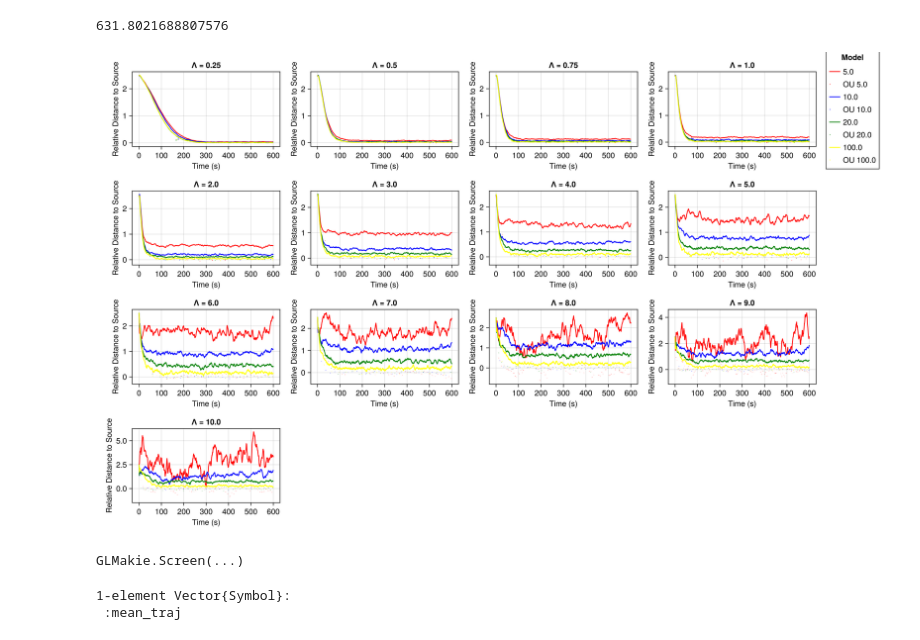
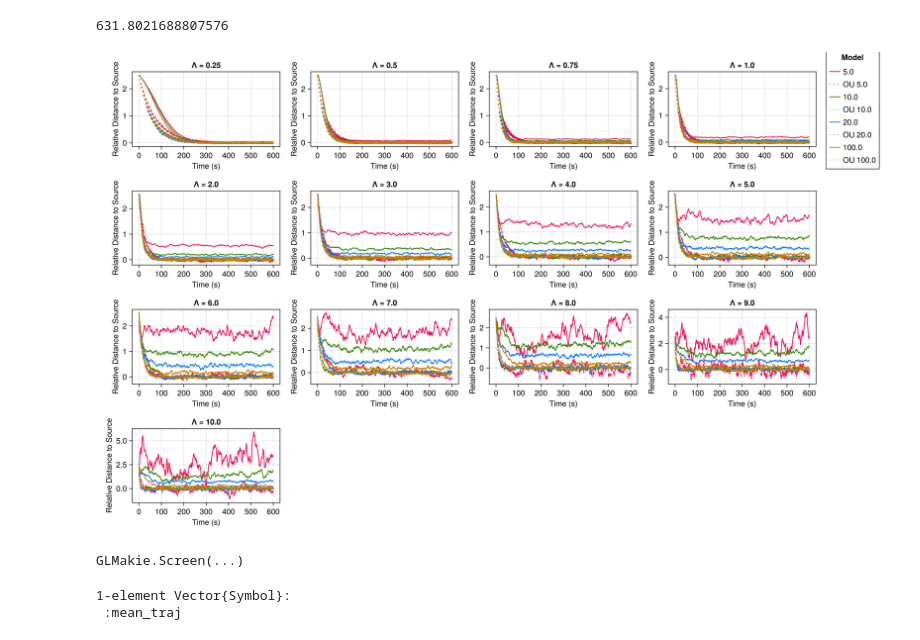
Before and after one commit to jmarib/CellBasedModels.jl, a Jupyter notebook: examples/OU_simulations.ipynb, the cells around one changed output. Drawn from its saved outputs; the diff is of its cells as text; code cells hidden in the pictures.

```diff
--- a/examples/OU_simulations.ipynb
+++ b/examples/OU_simulations.ipynb
@@ -139,7 +139,24 @@ thresholds = [40, 75, 275, 850]
 # thresholds = [75]
 # thresholds = [275]
 # thresholds = [850]
-colors = [:red, :blue, :green, :yellow]
+
+# colors = distinguishable_colors(4, [RGB(1,1, 1), RGB(0, 0, 0)], dropseed = true, lchoices=range(70, stop=95, length = 15), cchoices=range(10, stop=40, length=15))
+colors = distinguishable_colors(
+    4,
+    [RGB(1,1,1), RGB(0,0,0)],
+    dropseed = true,
+    lchoices = range(50, stop=85, length=20),
+    cchoices = range(30, stop=80, length=20)
+)
+id_to_color = Dict(1:4 .=> colors)
+# colors = [
+#     RGB(0.0, 0.45, 0.70),   # blue
+#     RGB(0.90, 0.60, 0.0),   # orange
+#     RGB(0.0, 0.60, 0.50),   # bluish green
+#     RGB(0.80, 0.40, 0.0)    # vermillion
+# ]
+
+# colors = [:red, :blue, :green, :yellow]
 # colors_2 = [:pink, :black, :brown, :orange]
 
 # Create a macrofigure with a grid layout
@@ -209,35 +226,35 @@ for (idx, lambda) in enumerate(lambdas)
 
 
         for i in 1:length(grouped_t)
             data_1 = grouped_t[i]
             x = data_1.x ./l
             y = data_1.y ./l
 
             # r = sqrt.(data_1.x .^ 2 .+ data_1.y .^ 2)
             # rl = r ./l
 
             push!(mean_x, mean(x))
             push!(mean_y, mean(x))
         end
 
         mask = (mean_traj.lambda .== lambda) .& (mean_traj.v .== v)
 
         mean_OU = mean_traj.mean[mask]
         mean_OUl = mean_OU ./ l
         flat_vec = vcat(mean_OUl...)
 
-        lines!(ax_x, (1:length(grouped_t))*0.1, mean_x, color = color, label = "$v")
-        lines!(ax_x, (1:length(flat_vec))*0.01, flat_vec, color = color, linestyle = (:dot, 100), label = "OU $v")
+        lines!(ax_x, (1:length(grouped_t))*0.1, mean_x, color = id_to_color[v_idx], label = "$v")
+        lines!(ax_x, (1:length(flat_vec))*0.01, flat_vec, color = id_to_color[v_idx], linestyle = (:dot, :loose), label = "OU $v")
 
 
         if idx == 13 & v_idx == 4
             fig2[:,5] = Legend(fig2, ax_x, "Model")
         end
     end
 end
 
 display(fig2)
 # %% [output]
-[figure, old version]
+[figure, new version]
 GLMakie.Screen(...)
 # %%
```
Also changed, not shown: parts of 1 cell of this notebook, 2 other files.
